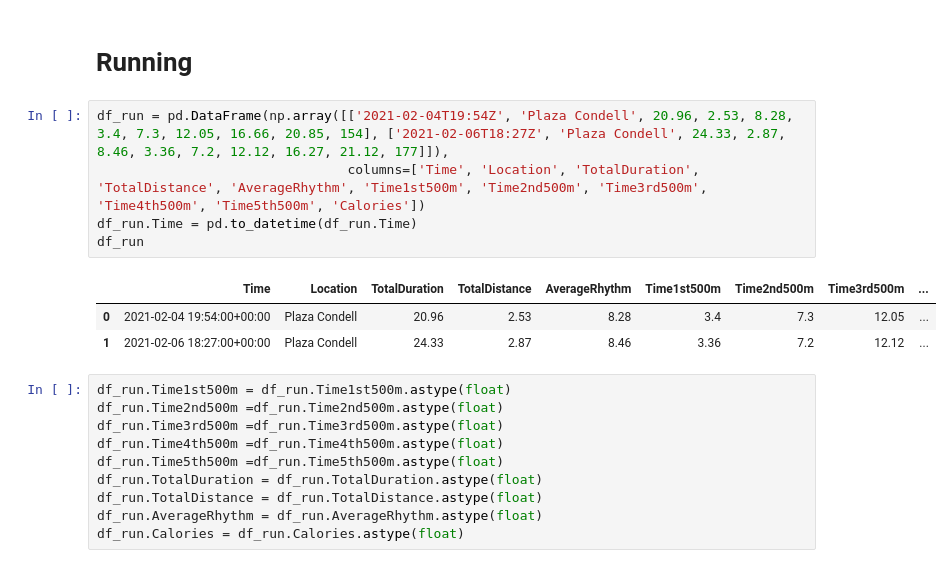
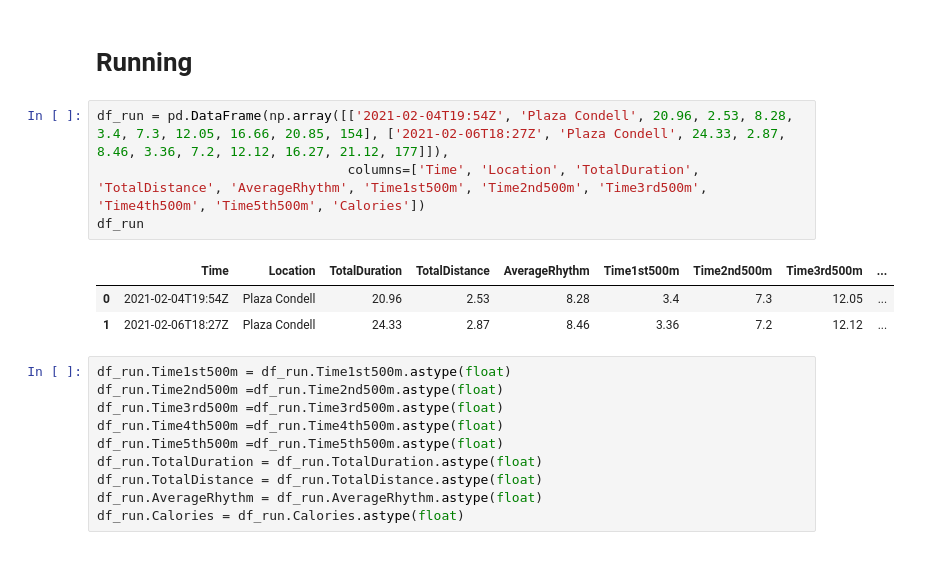
Before and after one commit to lona9/Workout-Data, a Jupyter notebook: Workout-Data.ipynb, the cells around one changed output. Saved outputs shown, nothing was run; the diff lists cells and outputs as text.

```diff
--- a/Workout-Data.ipynb
+++ b/Workout-Data.ipynb
@@ -74,12 +74,11 @@ df_yoga
 # %%
 df_run = pd.DataFrame(np.array([['2021-02-04T19:54Z', 'Plaza Condell', 20.96, 2.53, 8.28, 3.4, 7.3, 12.05, 16.66, 20.85, 154], ['2021-02-06T18:27Z', 'Plaza Condell', 24.33, 2.87, 8.46, 3.36, 7.2, 12.12, 16.27, 21.12, 177]]),
                                 columns=['Time', 'Location', 'TotalDuration', 'TotalDistance', 'AverageRhythm', 'Time1st500m', 'Time2nd500m', 'Time3rd500m', 'Time4th500m', 'Time5th500m', 'Calories'])
-df_run.Time = pd.to_datetime(df_run.Time)
 df_run
 # %% [output]
 |  | Time | Location | TotalDuration | TotalDistance | AverageRhythm | Time1st500m | Time2nd500m | Time3rd500m | ... |
-| 0 | 2021-02-04 19:54:00+00:00 | Plaza Condell | 20.96 | 2.53 | 8.28 | 3.4 | 7.3 | 12.05 | ... |
-| 1 | 2021-02-06 18:27:00+00:00 | Plaza Condell | 24.33 | 2.87 | 8.46 | 3.36 | 7.2 | 12.12 | ... |
+| 0 | 2021-02-04T19:54Z | Plaza Condell | 20.96 | 2.53 | 8.28 | 3.4 | 7.3 | 12.05 | ... |
+| 1 | 2021-02-06T18:27Z | Plaza Condell | 24.33 | 2.87 | 8.46 | 3.36 | 7.2 | 12.12 | ... |
 # %%
 df_run.Time1st500m = df_run.Time1st500m.astype(float)
 df_run.Time2nd500m =df_run.Time2nd500m.astype(float)
```
Also changed, not shown: parts of 16 cells of this notebook.
